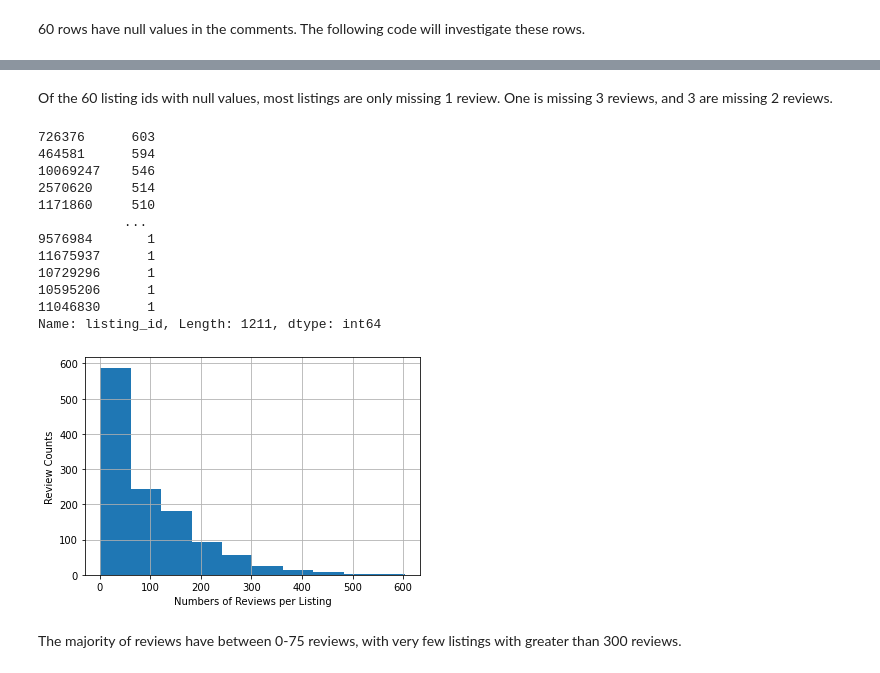
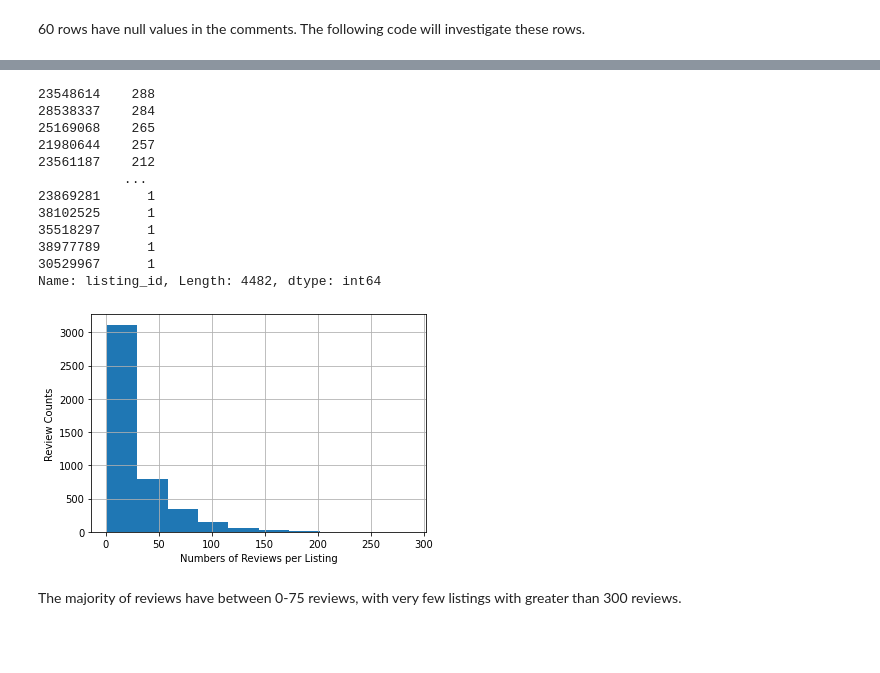
Before and after one commit to Poleary6/NLP-on-Reviews-AirBnB, a Jupyter notebook: mcfarland_finalProject.ipynb, the cells around one changed output, grey strips where cells are left out. Cells and saved outputs as stored; diff of their text form; code cells hidden in the pictures; blank space fills up the shorter version.

```diff
--- a/mcfarland_finalProject.ipynb
+++ b/mcfarland_finalProject.ipynb
@@ -26,3 +30,3 @@ import re
 # %%
-chunk1_reviews_df = pd.read_csv("Airbnb - Chicago/reviews_chunk1.csv")
+chunk3_reviews_df = pd.read_csv("Airbnb - Chicago/reviews_chunk3.csv")
 # %%
@@ -102,28 +89,26 @@ Name: listing_id, dtype: int64
-# %% [markdown]
-Of the 60 listing ids with null values, most listings are only missing 1 review. One is missing 3 reviews, and 3 are missing 2 reviews.
 # %%
 null_ids = null_df.listing_id.unique()
 # %%
-chunk1_reviews_df.listing_id.value_counts()
+chunk3_reviews_df.listing_id.value_counts()
 # %% [output]
-726376      603
-464581      594
-10069247    546
-2570620     514
-1171860     510
+23548614    288
+28538337    284
+25169068    265
+21980644    257
+23561187    212
            ...
-9576984       1
-11675937      1
-10729296      1
-10595206      1
-11046830      1
-Name: listing_id, Length: 1211, dtype: int64
+23869281      1
+38102525      1
+35518297      1
+38977789      1
+30529967      1
+Name: listing_id, Length: 4482, dtype: int64
 # %%
-histo = chunk1_reviews_df.listing_id.value_counts().hist()
+histo = chunk3_reviews_df.listing_id.value_counts().hist()
 x= histo.set_xlabel("Numbers of Reviews per Listing")
 y = histo.set_ylabel("Review Counts")
 # %% [output]
-[figure, old version]
+[figure, new version]
 # %% [markdown]
 The majority of reviews have between 0-75 reviews, with very few listings with greater than 300 reviews.
 # %% [markdown]
```
Also changed, not shown: parts of 107 cells of this notebook.
